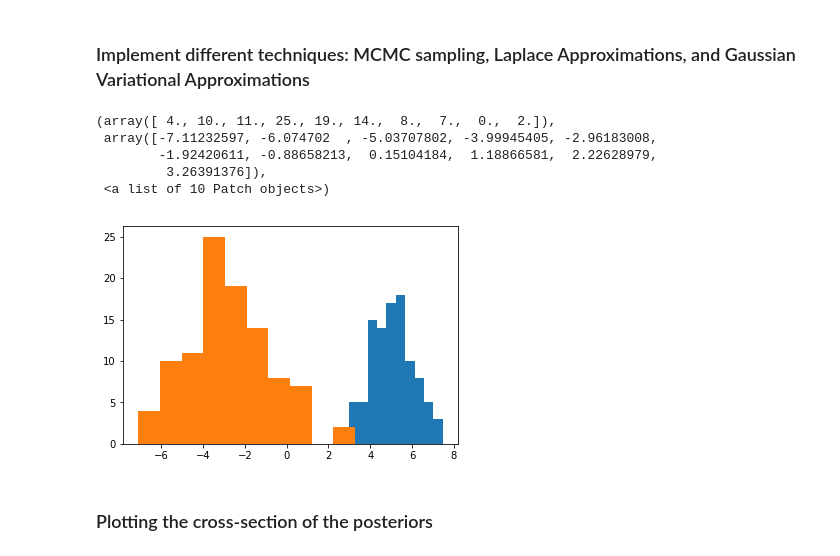
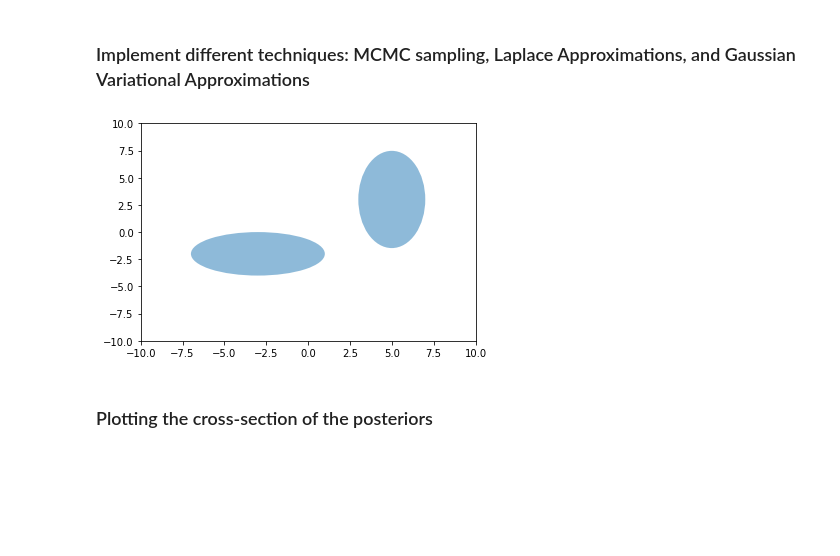
Before and after one commit to anhnguyendepocen/bayes_comp, a Jupyter notebook: notebook/Gaussian Mixture Model.ipynb, the cells around one changed output. Cells and saved outputs as stored; diff of their text form; code cells hidden in the pictures; blank space fills up the shorter version.

```diff
--- a/notebook/Gaussian Mixture Model.ipynb
+++ b/notebook/Gaussian Mixture Model.ipynb
@@ -7,18 +7,17 @@ from scipy.stats import multivariate_normal as mvn
 # %%
 from matplotlib.patches import Ellipse
 
-def plot_gaussian(mus, sigmas, weights = None):
+def plot_gaussian(mus, sigmas, ax, weights = None):
     K = len(mus)
     if weights is None:
         weights = np.ones(K)/K
-    fig, ax = plt.subplots()
 
     for k in range(len(mus)):
         sigma = sigmas[k]
         val,vec = np.linalg.eig(sigma)
         angle = np.arctan2(vec[0,1], vec[0,0])
         ells = Ellipse(xy=mus[k],
-                width=3.*np.sqrt(val[0]), height=3.*np.sqrt(val[1]),
+                width=4.*np.sqrt(val[0]), height=4.*np.sqrt(val[1]),
                 angle=np.rad2deg(angle))
         #ells.set_clip_box(a.bbox)
         ells.set_alpha(weights[k])
@@ -108,29 +108,25 @@ plt.plot(sample2[:,0],sample2[:,1],'y*',zorder = 0)
 # %% [markdown]
 ### Implement different techniques: MCMC sampling, Laplace Approximations, and Gaussian Variational Approximations
 # %%
-D = 1
-K = 2
-mu1 = np.array([5.])
-sigma1 = np.diag([1.])
+D = 2
+K = 4
+mu1 = np.array([5., 3.])
+sigma1 = np.diag([1., 5.])
 
-mu2 = np.array([-3.])
-sigma2 = np.diag([4.])
+mu2 = np.array([-3., -2.])
+sigma2 = np.diag([4., 1.])
 
-N = 200
+N = 300
 
-sample1 = np.random.multivariate_normal(mu1, cov = sigma1, size = N/2)
-sample2 = np.random.multivariate_normal(mu2, cov = sigma2, size = N/2)
+sample1 = np.random.multivariate_normal(mu1, cov = sigma1, size = N/4)
+sample2 = np.random.multivariate_normal(mu2, cov = sigma2, size = 3*N/4)
 samples = np.vstack([sample1, sample2])
-#plot_gaussian([mu1,mu2],[sigma1,sigma2])
-plt.hist(sample1)
-plt.hist(sample2)
+fig,ax = plt.subplots()
+plot_gaussian([mu1,mu2],[sigma1,sigma2],ax)
+#plt.hist(sample1)
+#plt.hist(sample2)
 # %% [output]
-(array([ 4., 10., 11., 25., 19., 14.,  8.,  7.,  0.,  2.]),
- array([-7.11232597, -6.074702  , -5.03707802, -3.99945405, -2.96183008,
-        -1.92420611, -0.88658213,  0.15104184,  1.18866581,  2.22628979,
-         3.26391376]),
- <a list of 10 Patch objects>)
-[figure, old version]
+[figure, new version]
 # %%
 from scipy.stats import multivariate_normal as mvn
 from scipy.stats import dirichlet, invwishart, wishart
```
Also changed, not shown: parts of 32 cells of this notebook, 2 other files.
